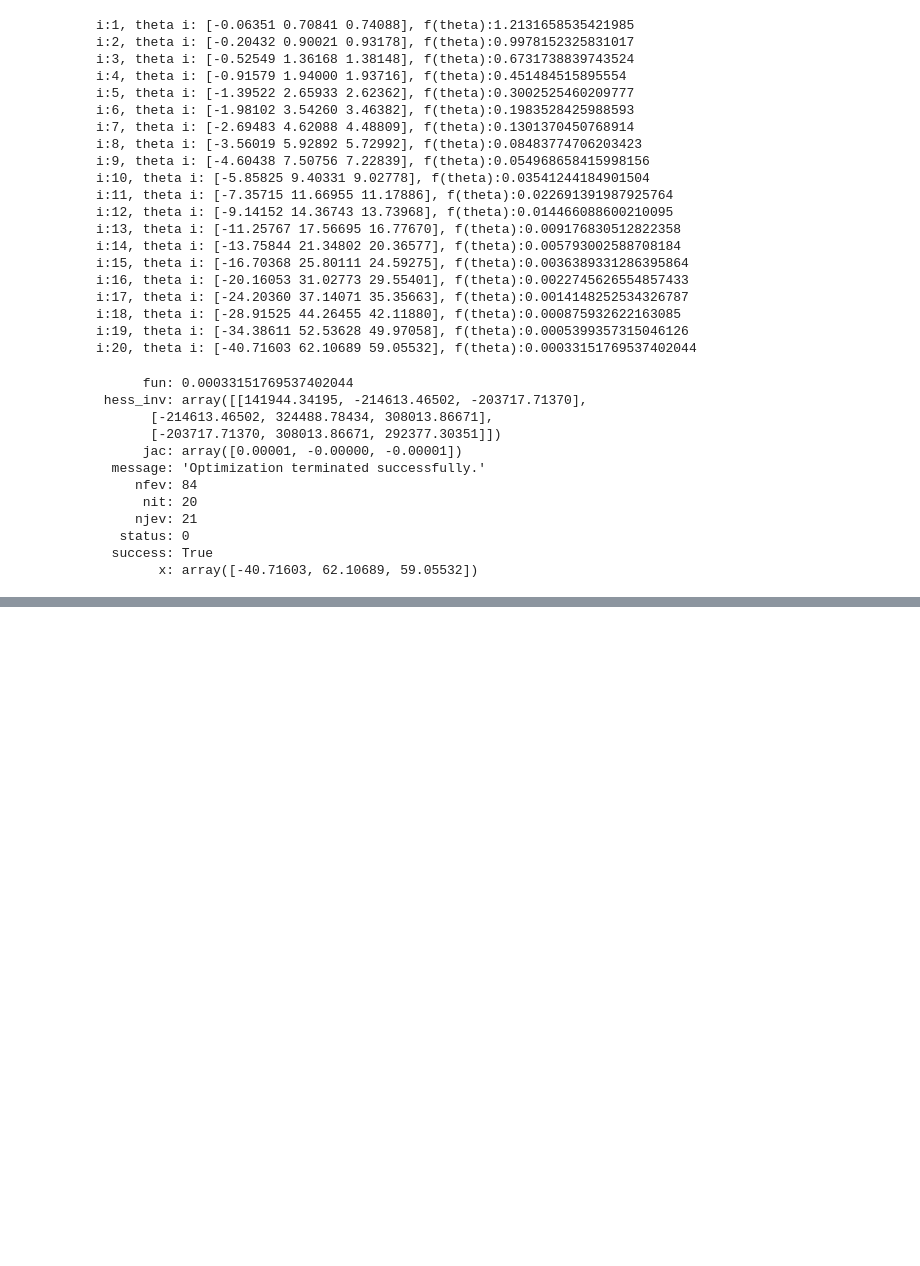
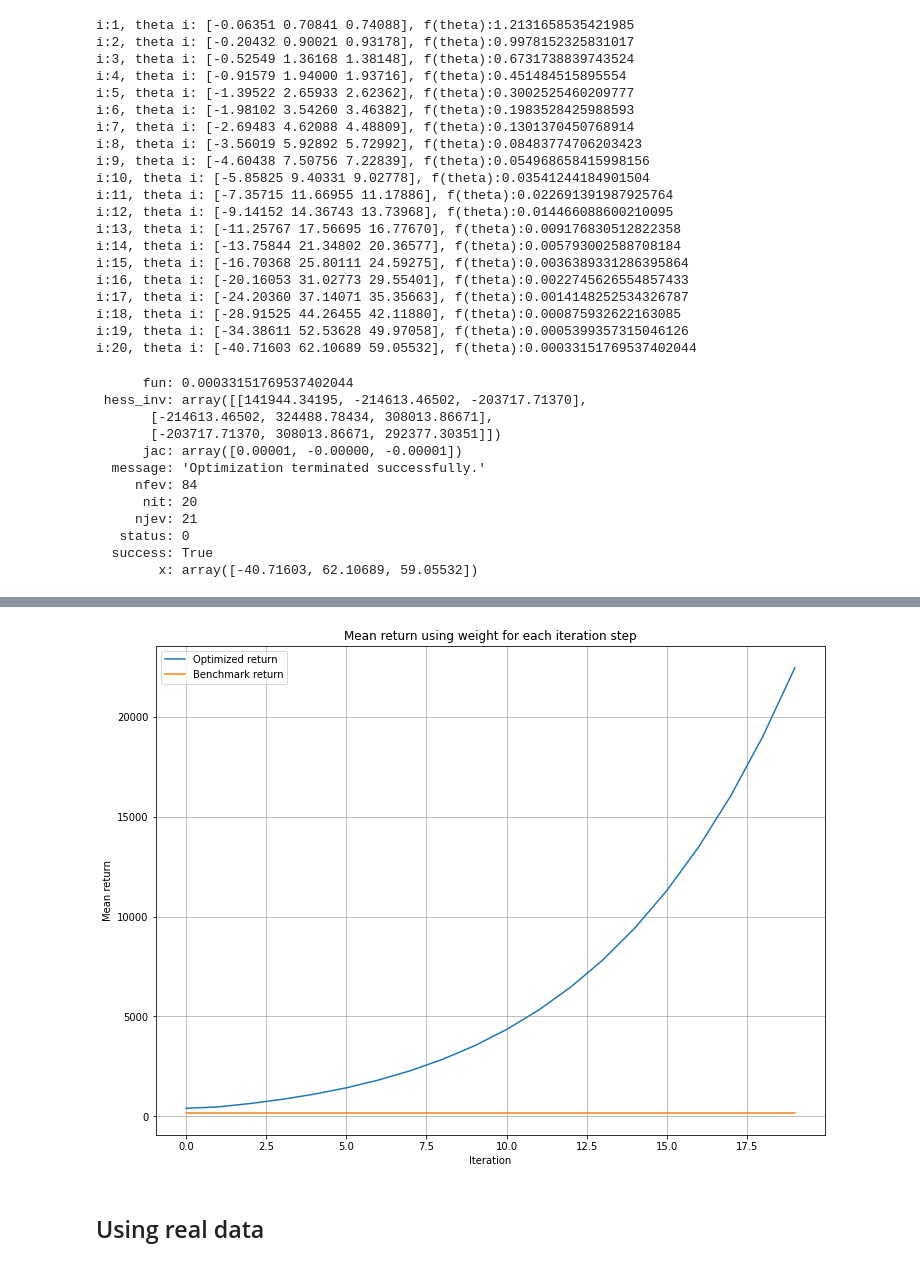
Before and after one commit to gabrielvieira37/master_thesis, a Jupyter notebook: prototype/article_prototype.ipynb, the cells around one changed output, grey strips where cells are left out. Drawn from its saved outputs; the diff is of its cells as text; code cells hidden in the pictures; blank space fills up the shorter version.

```diff
--- a/prototype/article_prototype.ipynb
+++ b/prototype/article_prototype.ipynb
@@ -174,20 +176,3 @@ plt.ylabel('Log portifolio return')
 plt.show()
 # %% [output]
 [figure]
-# %%
-np.random.seed(123)
-theta = np.random.rand(1, 3)
-# Optmize Theta over all stocks and times
-print(f" Theta :{theta}, k:{k}")
-r_p_grad=0
-r_p = 0
-for i in range(number_of_stocks):
-    firm_df = firm_characteristics[i].copy()
-    firms_coeff = theta.dot(firm_df.T)
-    # Multiply only t-1 firm characteristics
-    # Starting return r at t+1
-    r_p_grad += firm_df[:-1].T * r[i, 1:]
-    r_p +=  (1/number_of_stocks)*firms_coeff[:,:-1]*r[i, 1:]
-r_p_grad *= (1/number_of_stocks)
-u_grad = np.power((1+r_p),-1)
-gradient = (np.power(r_p_grad,2) * u_grad).T.sum()/time
@@ -388,0 +338,15 @@ plt.show()
+# %%
+x = range(len(mean_r))
+plt.figure(figsize=(12,9))
+plt.title("Mean return using weight for each iteration step")
+plt.plot(x, mean_r, label='Optimized return')
+plt.plot(x, [sum(sum(w_benchmark*r))]*len(x), label='Benchmark return')
+plt.xlabel('Iteration')
+plt.ylabel('Mean return')
+plt.legend()
+plt.grid()
+plt.show()
+# %% [output]
+[figure, added]
+# %% [markdown]
+## Using real data
```
Also changed, not shown: parts of 31 cells of this notebook.
